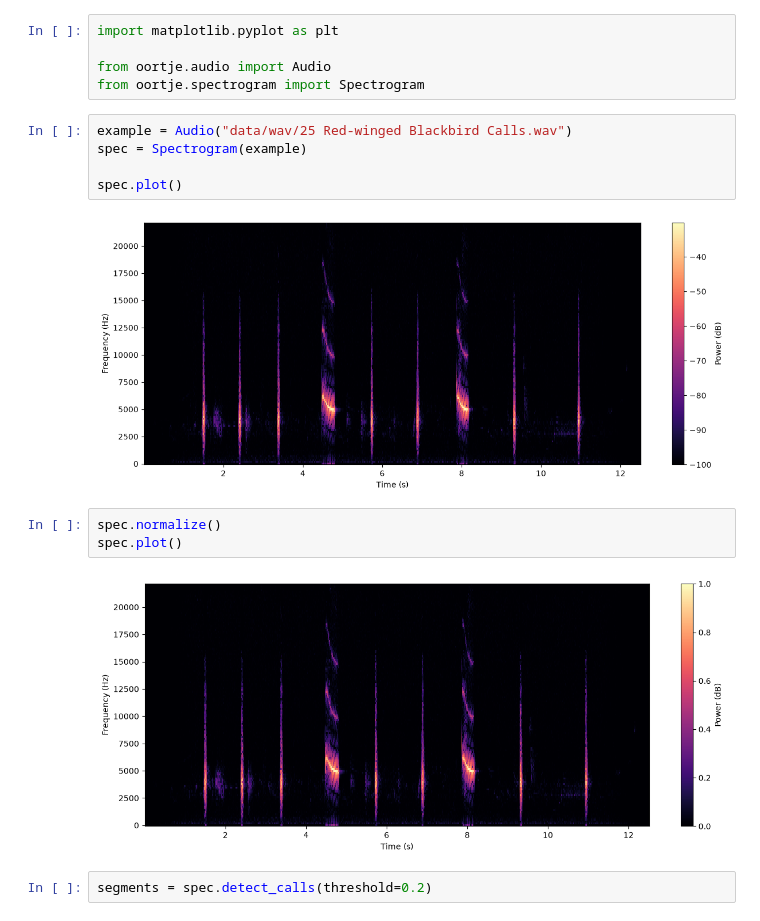
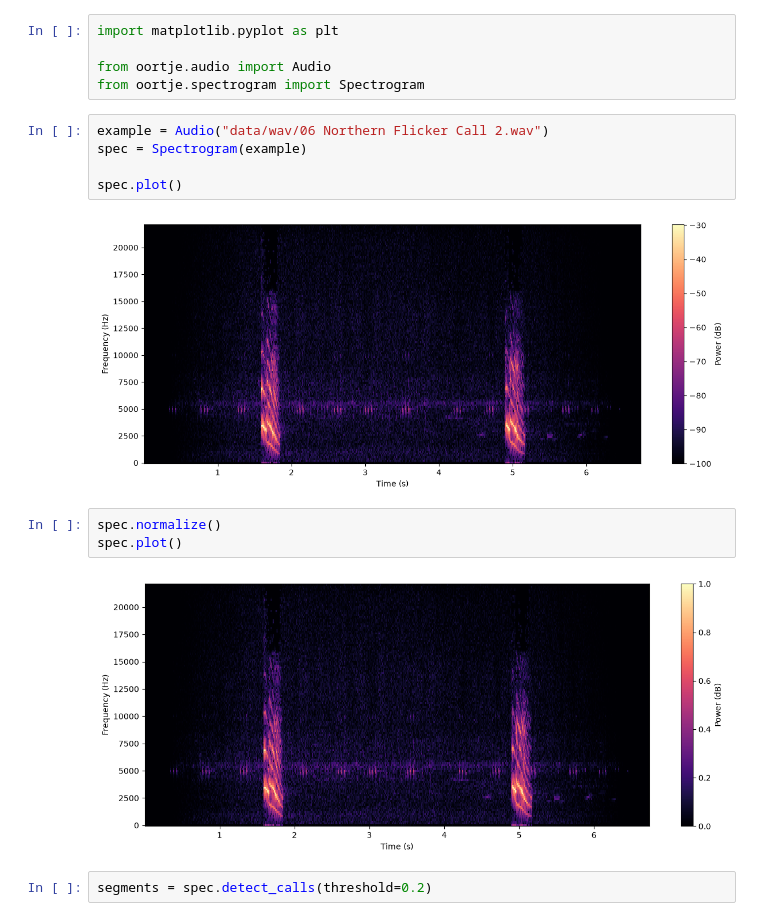
Before and after one commit to mfrans1/Oortje, a Jupyter notebook: test_bed.ipynb, the cells around one changed output. Cells and saved outputs as stored; diff of their text form.

```diff
--- a/test_bed.ipynb
+++ b/test_bed.ipynb
@@ -4,17 +4,17 @@ import matplotlib.pyplot as plt
 from oortje.audio import Audio
 from oortje.spectrogram import Spectrogram
 # %%
-example = Audio("data/wav/25 Red-winged Blackbird Calls.wav")
+example = Audio("data/wav/06 Northern Flicker Call 2.wav")
 spec = Spectrogram(example)
 
 spec.plot()
 # %% [output]
-[figure, old version]
+[figure, new version]
 # %%
 spec.normalize()
 spec.plot()
 # %% [output]
-[figure, old version]
+[figure, new version]
 # %%
 segments = spec.detect_calls(threshold=0.2)
 # %%
```
Also changed, not shown: parts of 5 cells of this notebook, 1 other file.
